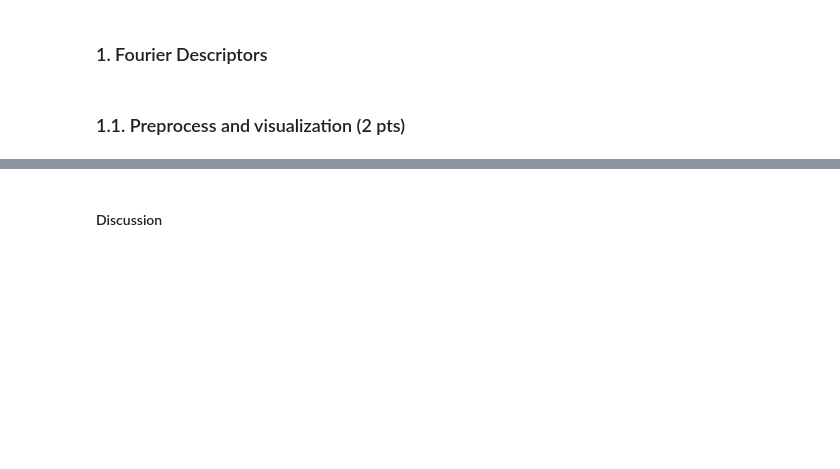
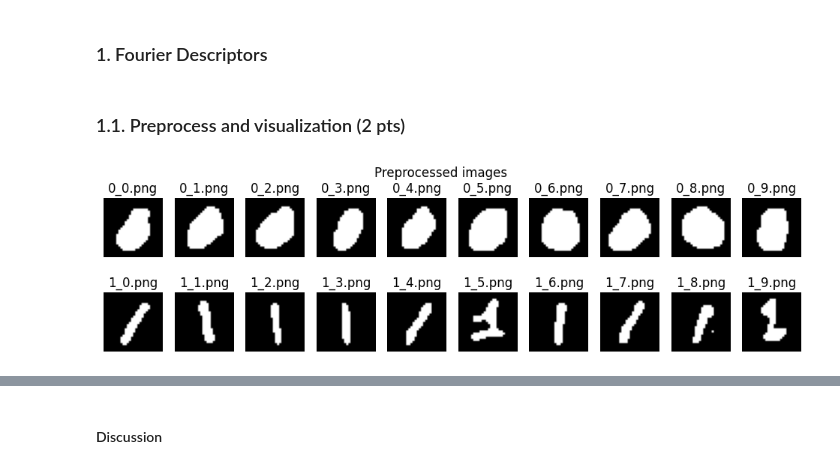
Before and after one commit to Jennifer2001-lab/iapr, a Jupyter notebook: labs/lab_02_object_description.ipynb.ipynb, the cells around one changed output, grey strips where cells are left out. Drawn from its saved outputs; the diff is of its cells as text; code cells hidden in the pictures; blank space fills up the shorter version.

```diff
--- a/labs/lab_02_object_description.ipynb.ipynb
+++ b/labs/lab_02_object_description.ipynb.ipynb
@@ -131,17 +129,29 @@ In this part you will use images of "0"s and "1"s.
+# %%
+def preprocess(image):
+    pre = skimage.filters.median(image, footprint=skimage.morphology.disk(2))
+    pre = skimage.morphology.remove_small_holes(pre,200)
+    return pre
 # %%
 # TODO: Fill the lists below with your preprocessed images of "0"s and "1"s
 zeros = []
 ones = []
+
+for img in zeros_im:
+    zeros.append(preprocess(img))
+for img in ones_im:
+    ones.append(preprocess(img))
 
 # Plot images
 fig, axes = plt.subplots(2, len(zeros), figsize=(12, 3))
 for ax, im, nm in zip(axes[0], zeros, zeros_names):
     ax.imshow(im, cmap='gray')
     ax.axis('off')
     ax.set_title(nm)
 for ax, im, nm in zip(axes[1], ones, ones_names):
     ax.imshow(im, cmap='gray')
     ax.axis('off')
     ax.set_title(nm)
 fig.suptitle("Preprocessed images")
 plt.show()
+# %% [output]
+[figure, added]
```
Also changed, not shown: parts of 4 cells of this notebook.
